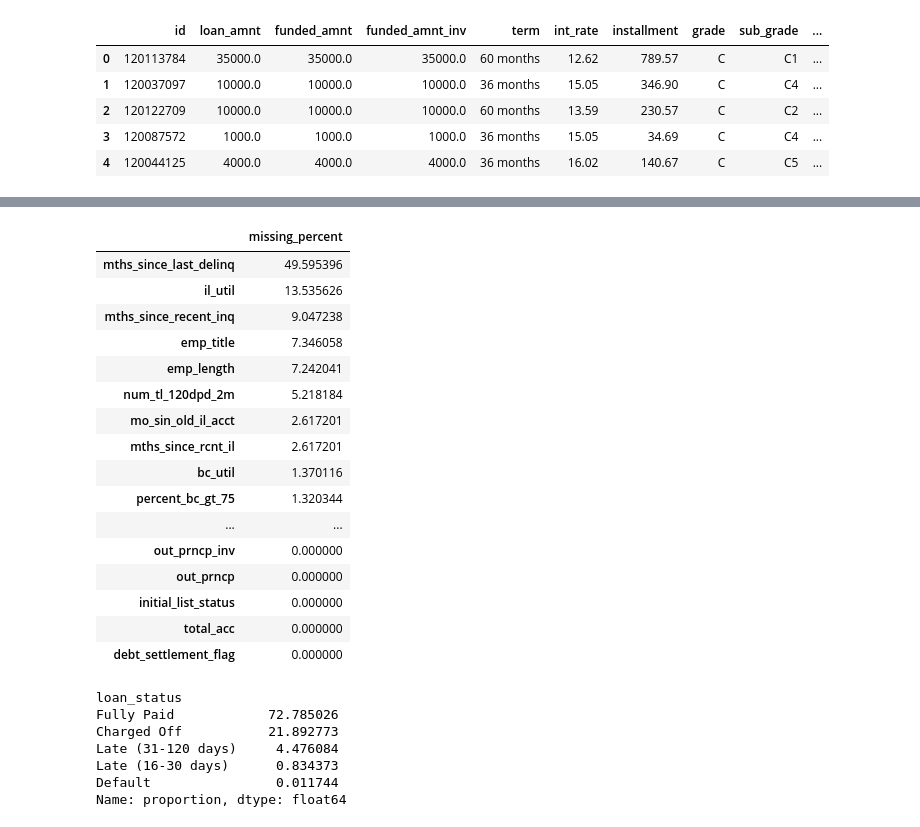
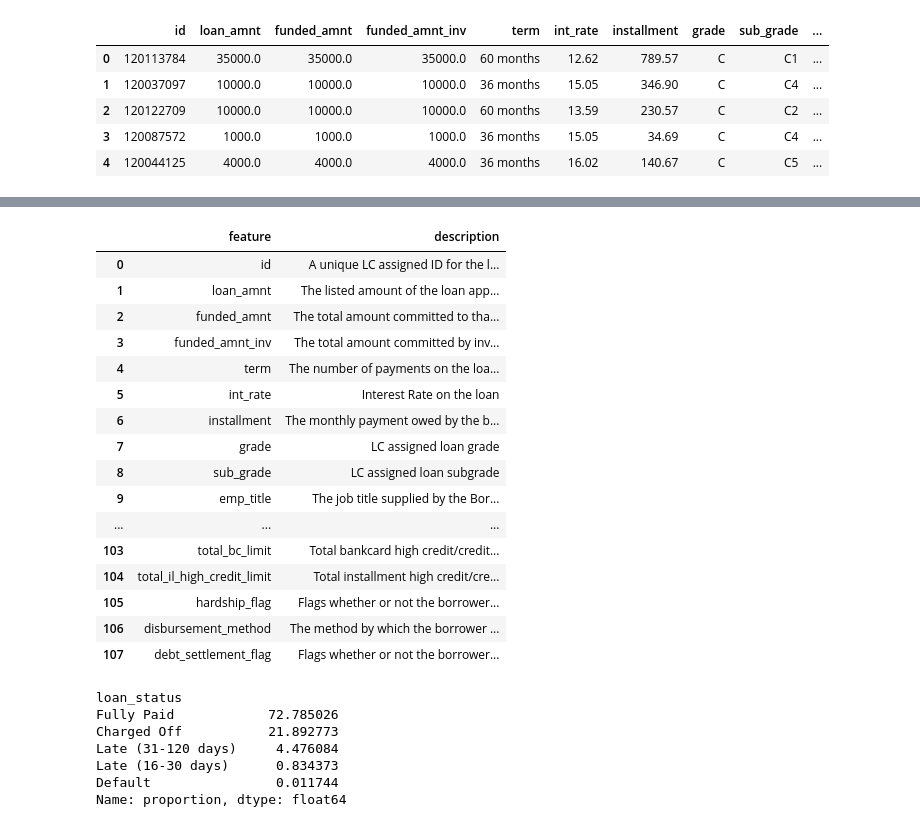
Before and after one commit to nfrank6-depaul/credit-decisioning, a Jupyter notebook: notebooks/eda.ipynb, the cells around one changed output, grey strips where cells are left out. Saved outputs shown, nothing was run; the diff lists cells and outputs as text; code cells hidden in the pictures.

Commit message:
feature descriptions

```diff
--- a/notebooks/eda.ipynb
+++ b/notebooks/eda.ipynb
@@ -40,27 +32,39 @@ df.describe(include='all')
 # %%
-#  analyze missing values from features
-missing = df.isna().mean() * 100
-missing_df = pd.DataFrame(missing, columns=['missing_percent'])
+# all features I have and their descriptions
+dict_approved = pd.read_csv("../data/data_dictionary_approved.csv")
+dict_notes = pd.read_csv("../data/data_dictionary_notes.csv", encoding="ISO-8859-1", header=None)
+dict_reject   = pd.read_csv("../data/data_dictionary_reject.csv", encoding="ISO-8859-1", header=None)
 
-# Sort from greatest to least
-missing_df = missing_df.sort_values('missing_percent', ascending=False)
+#  define columns
+for d in (dict_approved, dict_notes, dict_reject):
+    d.columns = ["feature", "description"]
 
-missing_df
+# combine dictionaries and merge with features in df
+dict_all = pd.concat([dict_approved, dict_notes, dict_reject], ignore_index=True)
+dict_all = dict_all.drop_duplicates(subset="feature")
+features = pd.DataFrame({"feature": df.columns})
+
+feature_desc_table = features.merge(dict_all, on="feature", how="left")
+
+pd.set_option('display.max_rows', None)
+pd.set_option('display.max_colwidth', None)
+
+feature_desc_table
 # %% [output]
-|  | missing_percent |
-| mths_since_last_delinq | 49.595396 |
-| il_util | 13.535626 |
-| mths_since_recent_inq | 9.047238 |
-| emp_title | 7.346058 |
-| emp_length | 7.242041 |
-| num_tl_120dpd_2m | 5.218184 |
-| mo_sin_old_il_acct | 2.617201 |
-| mths_since_rcnt_il | 2.617201 |
-| bc_util | 1.370116 |
-| percent_bc_gt_75 | 1.320344 |
-| ... | ... |
-| out_prncp_inv | 0.000000 |
-| out_prncp | 0.000000 |
-| initial_list_status | 0.000000 |
-| total_acc | 0.000000 |
-| debt_settlement_flag | 0.000000 |
+|  | feature | description |
+| 0 | id | A unique LC assigned ID for the l... |
+| 1 | loan_amnt | The listed amount of the loan app... |
+| 2 | funded_amnt | The total amount committed to tha... |
+| 3 | funded_amnt_inv | The total amount committed by inv... |
+| 4 | term | The number of payments on the loa... |
+| 5 | int_rate | Interest Rate on the loan |
+| 6 | installment | The monthly payment owed by the b... |
+| 7 | grade | LC assigned loan grade |
+| 8 | sub_grade | LC assigned loan subgrade |
+| 9 | emp_title | The job title supplied by the Bor... |
+| ... | ... | ... |
+| 103 | total_bc_limit | Total bankcard high credit/credit... |
+| 104 | total_il_high_credit_limit | Total installment high credit/cre... |
+| 105 | hardship_flag | Flags whether or not the borrower... |
+| 106 | disbursement_method | The method by which the borrower ... |
+| 107 | debt_settlement_flag | Flags whether or not the borrower... |
```
Also changed, not shown: parts of 3 cells of this notebook, 3 other files.
